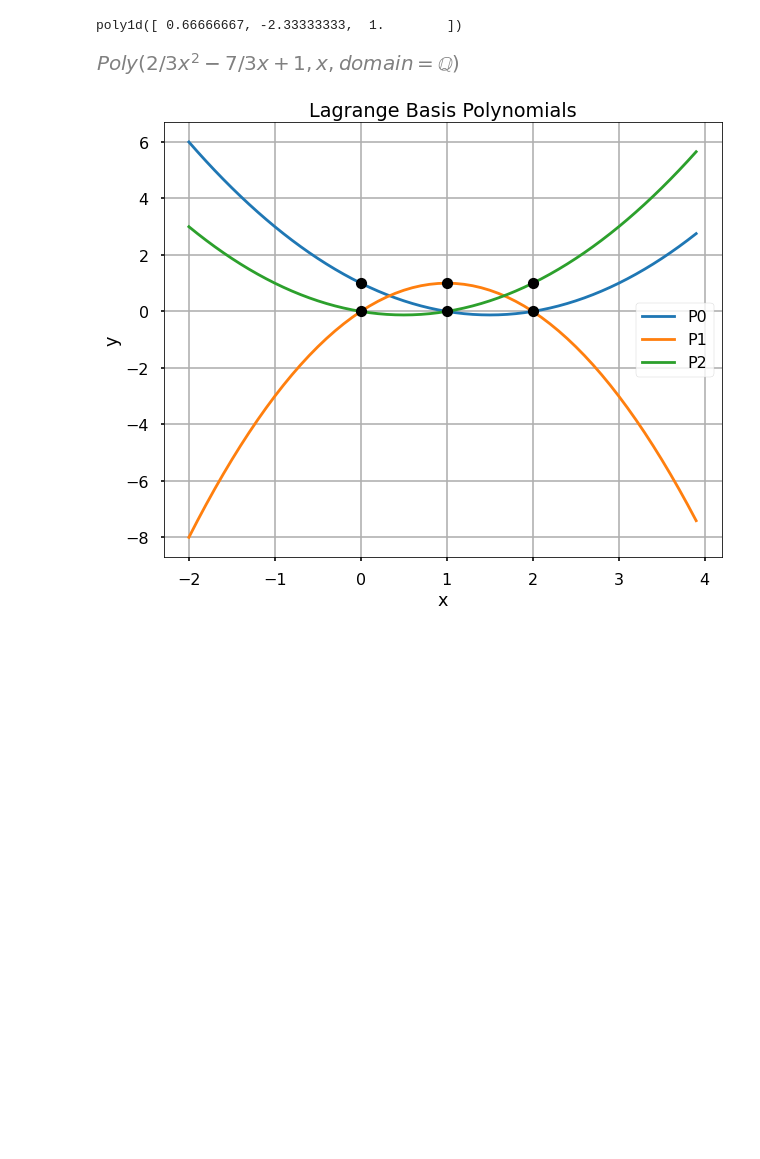
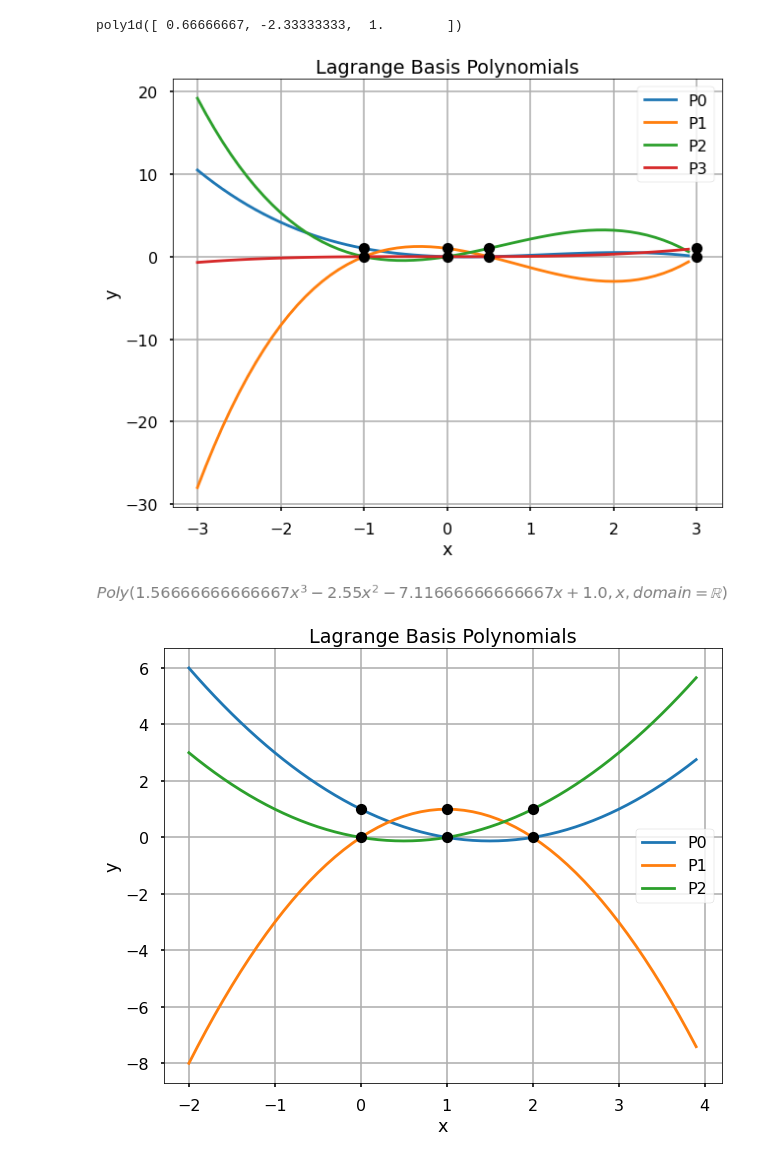
Before and after one commit to braiansmarzaro/Numeric-Calculus, a Jupyter notebook: Interpolacao.ipynb, the cells around one changed output. Saved outputs shown, nothing was run; the diff lists cells and outputs as text; code cells hidden in the pictures; blank space fills up the shorter version.

```diff
--- a/Interpolacao.ipynb
+++ b/Interpolacao.ipynb
@@ -81,7 +83,7 @@ lag
 # %% [output]
 poly1d([ 0.66666667, -2.33333333,  1.        ])
 # %%
-def Lagrange (xk, yk,show=False,a=-3,b=3,step=.1):
+def Lagrange(xk, yk, show=False, a=-3, b=3, step=.1):
     """[summary]
 
     Args:
@@ -89,55 +91,55 @@ def Lagrange (xk, yk,show=False,a=-3,b=3,step=.1):
         Ly ([np.array]): [description]
 
     Returns:
         Y=[Sympy.Poly]: The equation that describes the poly
         L=[List]: List of all parts of the Lagrange expression (L0,L1...Ln)
     """
 
-
-    x=sympy.symbols('x')
-    if  len(xk)!= len(yk):
-        return -1 #Error
-    Pk=0
-    L=[]
-    for k in range (len(xk)):
-        Lk=1
-        for j in range (len(xk)):
+    x = sympy.symbols('x')
+    if len(xk) != len(yk):
+        return -1  # Error
+    Pk = 0
+    L = []
+    for k in range(len(xk)):
+        Lk = 1
+        for j in range(len(xk)):
             if j != k:
-                Lk*= ((x-xk[j]) /(xk[k]-xk[j])) #Cada fração
-        Pk+= Lk*yk[k] #Total
+                Lk *= ((x-xk[j]) / (xk[k]-xk[j]))  # Cada fração
+        Pk += Lk*yk[k]  # Total
         L.append(Lk)
-    L=[sympy.Poly(z) for z in L]
-    Pk=sympy.Poly(sympy.simplify(Pk))
+    L = [sympy.Poly(z) for z in L]
+    Pk = sympy.Poly(sympy.simplify(Pk))
 
     if show:
         Lcoeffs = [z.all_coeffs() for z in L]
         # get the polynomial function
         P = [poly(z[::-1]) for z in Lcoeffs]
 
-        margin = np.arange(a,b, step)
+        margin = np.arange(a, b, step)
 
-        fig = plt.figure(figsize = (10,8))
+        fig = plt.figure(figsize=(10, 8))
 
         for z in P:
             plt.plot(margin, z(margin))
 
-
         plt.plot(xk, np.ones(len(xk)), 'ko', xk, np.zeros(len(xk)), 'ko')
-        #plt.plot(margin,p(margin))
+        # plt.plot(margin,p(margin))
         plt.title('Lagrange Basis Polynomials')
         plt.xlabel('x')
         plt.ylabel('y')
         plt.grid()
         plt.legend([f'P{n}' for n in range(len(xk))])
         plt.show()
 
-    return Pk,L
+    return Pk, L
 
-exemple = np.array([-1,0,2])
-yexemple = np.array([4,1,-1])
-pk,L=Lagrange(exemple,yexemple,show=False)
-(pk)#.all_coeffs()
-#L
+
+exemple = np.array([-1, 0, .5, 3])
+yexemple = np.array([4, 1, -3, -1])
+pk, L = Lagrange(exemple, yexemple, show=True)
+(pk)  # .all_coeffs()
+# L
 # %% [output]
-[figure, old version]
+[figure, new version]
+[figure, added]
 # %%
```
Also changed, not shown: parts of 15 cells of this notebook, 3 other files.
